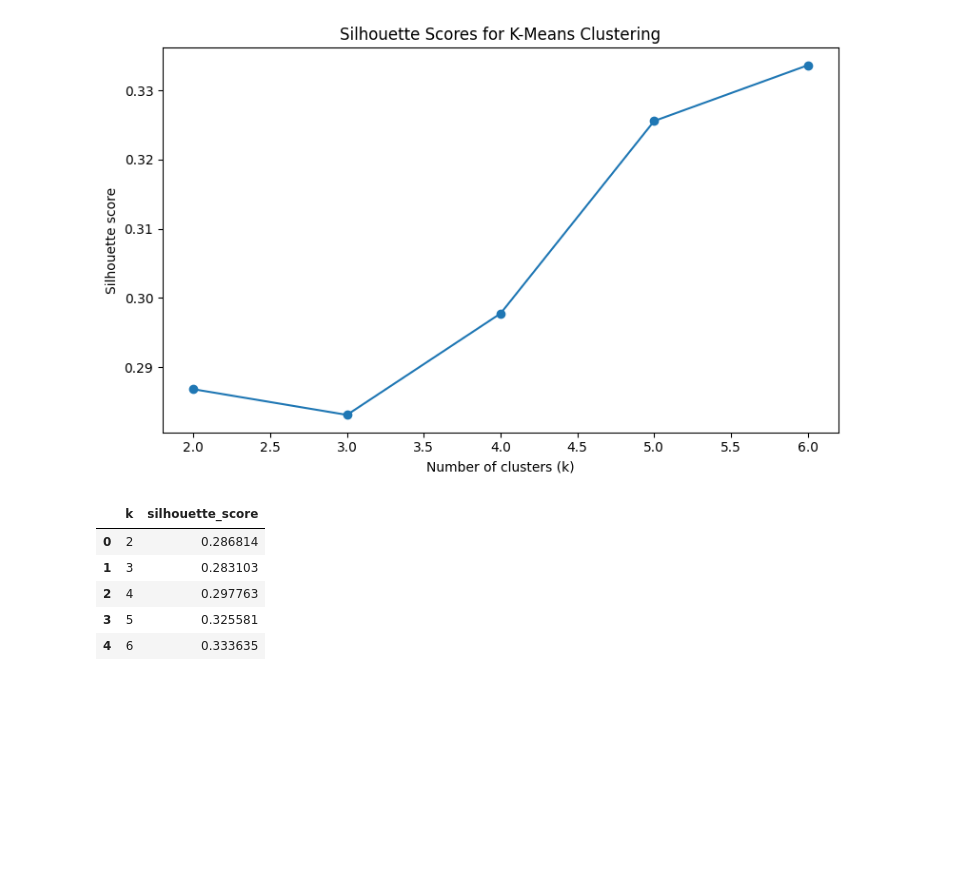
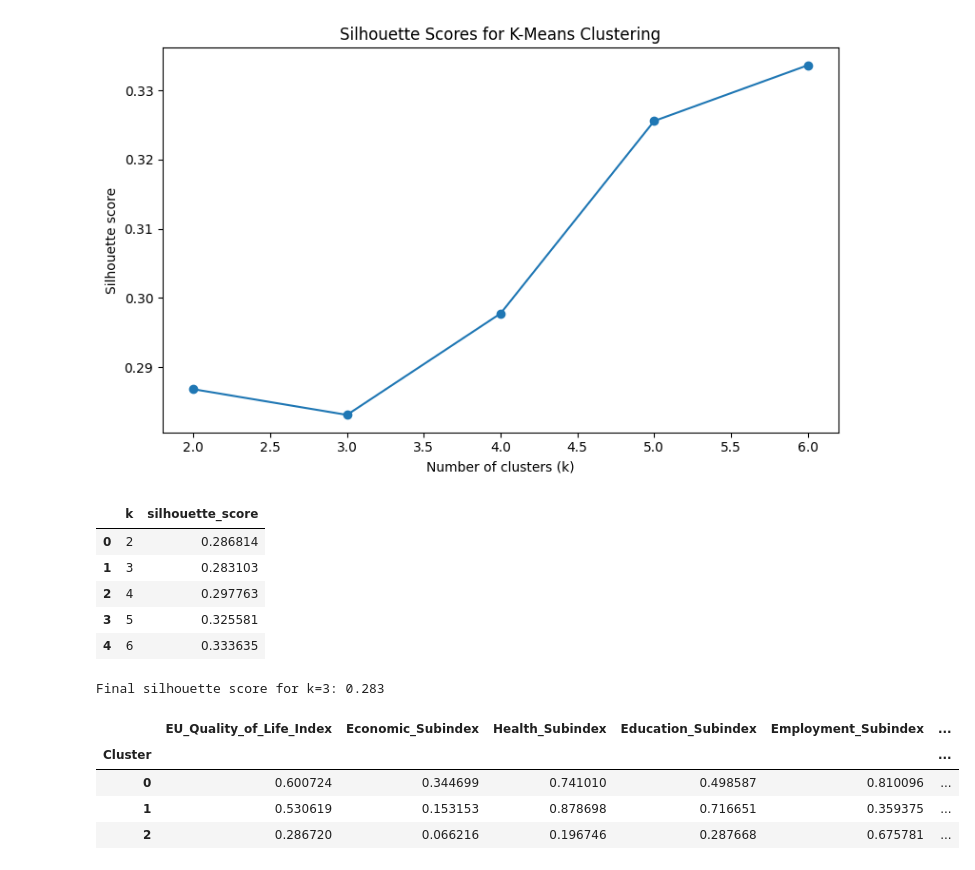
Before and after one commit to MohamedAshik14-blip/DAV-CA1, a Jupyter notebook: code/EU Quality of Life Index_Notebook.ipynb, the cells around one changed output. Saved outputs shown, nothing was run; the diff lists cells and outputs as text; code cells hidden in the pictures; blank space fills up the shorter version.

```diff
--- a/code/EU Quality of Life Index_Notebook.ipynb
+++ b/code/EU Quality of Life Index_Notebook.ipynb
@@ -658,3 +658,21 @@ cluster_scores_df
 | 2 | 4 | 0.297763 |
 | 3 | 5 | 0.325581 |
 | 4 | 6 | 0.333635 |
+# %%
+
+kmeans = KMeans(n_clusters=3, random_state=42, n_init=20)
+df_index["Cluster"] = kmeans.fit_predict(df_index[SUBINDICES])
+
+final_silhouette = silhouette_score(df_index[SUBINDICES], df_index["Cluster"])
+print("Final silhouette score for k=3:", round(final_silhouette, 3))
+
+cluster_summary = df_index.groupby("Cluster")[["EU_Quality_of_Life_Index"] + SUBINDICES].mean().sort_values("EU_Quality_of_Life_Index", ascending=False)
+cluster_summary.to_csv(TABLES_DIR / "cluster_summary.csv")
+cluster_summary
+# %% [output]
+Final silhouette score for k=3: 0.283
+|  | EU_Quality_of_Life_Index | Economic_Subindex | Health_Subindex | Education_Subindex | Employment_Subindex | ... |
+| Cluster |  |  |  |  |  | ... |
+| 0 | 0.600724 | 0.344699 | 0.741010 | 0.498587 | 0.810096 | ... |
+| 1 | 0.530619 | 0.153153 | 0.878698 | 0.716651 | 0.359375 | ... |
+| 2 | 0.286720 | 0.066216 | 0.196746 | 0.287668 | 0.675781 | ... |
```
Also changed, not shown: 1 other file.
